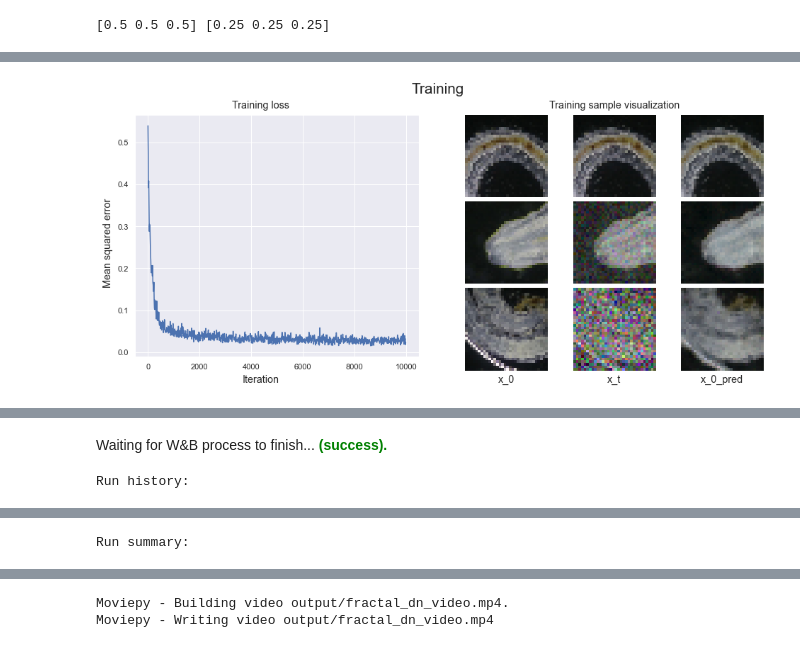
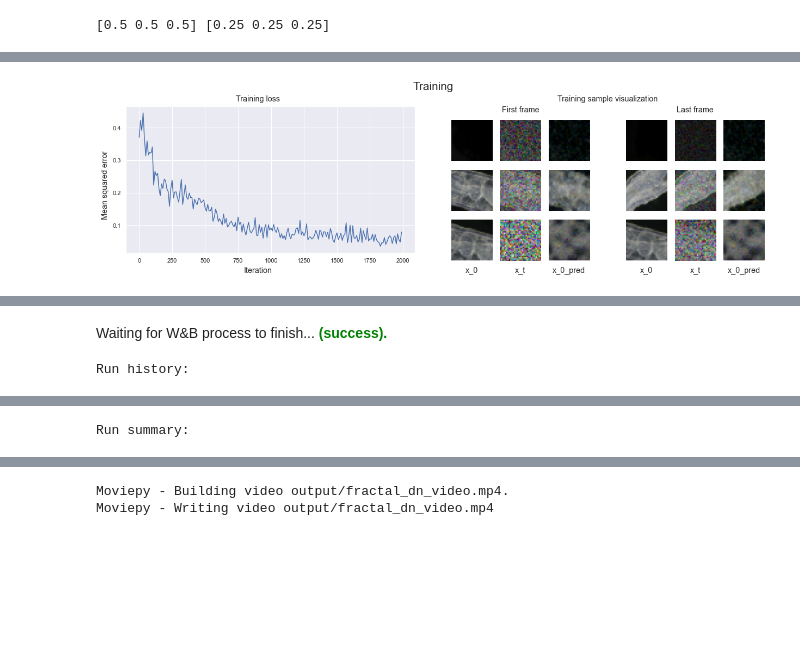
Before and after one commit to parameterized/micro-sim, a Jupyter notebook: notebooks/VideoModel.ipynb, the cells around one changed output, grey strips where cells are left out. Saved outputs shown, nothing was run; the diff lists cells and outputs as text; code cells hidden in the pictures; blank space fills up the shorter version.

```diff
--- a/notebooks/VideoModel.ipynb
+++ b/notebooks/VideoModel.ipynb
@@ -72,10 +81,10 @@ def sample_video_patches(batch_size=32, patch_size=32, scale=(1, 1), n_frames=n_
     return batch
 # %%
-n_levels = 4
-patch_size = 32
+def get_batch(batch_size=32, patch_size=32, scale=(1, 1),
+              n_levels=n_levels, n_frames=n_frames, start_frames=None):
+    if start_frames is None:
+        start_frames = np.random.randint(frame_count - n_frames + 1, size=(batch_size,))
 
-def get_batch(batch_size=32, patch_size=32, scale=(1, 1),
-              n_levels=n_levels, n_frames=n_frames):
     x0s = []
     ps = patch_size
     for i in range(n_levels):
@@ -83,7 +92,7 @@ def get_batch(batch_size=32, patch_size=32, scale=(1, 1),
         ps //= 2
 
     x0s[0] = norm_t(sample_video_patches(batch_size=batch_size, patch_size=patch_size,
-                                         scale=scale, n_frames=n_frames)).to(device)
+        scale=scale, n_frames=n_frames, start_frames=start_frames)).to(device)
     for i in range(1, n_levels):
         # resize all frames by flattening onto batch dim
         x0_prev_timeflat = x0s[i - 1].view(-1, *x0s[i - 1].shape[-3:])
@@ -121,9 +134,6 @@ Moviepy - Done !
 Moviepy - video ready output/trainset_video.mp4
 [interactive output not drawn]
 # %%
-hidden_channels = 32
-hidden_feats = 128
-
 class LayerNorm(nn.Module):
     def forward(self, x):
         var, mean = torch.var_mean(x, dim=1,
@@ -166,8 +176,6 @@ class FractalDN(nn.Module):
             [x_0, hidden channels (this frame)]
         """
         preds = []
-        # concat btes frames on channel dim
-        # btes = torch.cat([btes[:, 0], btes[:, 1]], dim=-1)
         ss_l1 = self.scale_shift_l1(btes)
         ss_l2 = self.scale_shift_l2(btes)
         for i, bxt in enumerate(bxts):
@@ -220,18 +228,20 @@ with run:
     train_st = time.time()
     time_to_s = lambda t: f'{int(t)}s' if t < 60 else f'{int(t / 60)}m'
 
-    train_iters = int(1e4)
+    train_iters = int(2e3)
     batch_size = 16
-    model_steps_per_frame = (2, 6) # min, max inclusive
+    model_steps_per_frame = (4, 8) # min, max inclusive
 
     loss_every_n = 10
-    display_every_n = 100
+    display_every_n = 20
     scheduler_every_n = 500
 
     for i in range(train_iters):
         bx0s = get_batch(batch_size=batch_size, n_frames=n_frames, scale=(455, 455))
         bts = torch.rand(batch_size, n_frames, device=device)
         btes = embed_ts(bts)
+        bt0 = torch.zeros(batch_size, device=device)
+        bte0 = embed_ts(bt0)
         bns = [torch.randn_like(bx0s[0])]
         ps = patch_size
         for j in range(1, n_levels):
@@ -264,11 +274,23 @@ with run:
                 # only update hidden channels
                 bxt_hiddens = [x0p[:, 3:3 + hidden_channels] for x0p in x0_preds]
 
-            last_bxt_hiddens = bxt_hiddens
+            if frame_id == 0:
+                first_x0_preds = x0_preds
 
             target_rgbs = [bx0[:, frame_id] for bx0 in bx0s]
             loss = loss + torch.cat([loss_fn(x0p[:, :3], target_rgb)[None]
                 for x0p, target_rgb in zip(x0_preds, target_rgbs)], dim=0).mean()
+
+            # compute frame-persistent hiddens using x0
+            fp_bxt_hiddens = [torch.randn(batch_size, hidden_channels, *x0.shape[-2:],
+                device=device) for x0 in bx0s]
+            for _ in range(spf):
+                fp_bxts = [torch.cat([bx0[:, frame_id], fp_bxt_hidden, last_bxt_hidden], dim=1)
+                           for bx0, fp_bxt_hidden, last_bxt_hidden in zip(bx0s, fp_bxt_hiddens, last_bxt_hiddens)]
+                fp_x0_preds = model(bt0, bte0, fp_bxts)
+                fp_bxt_hiddens = [x0p[:, 3:3 + hidden_channels] for x0p in x0_preds]
+
+            last_bxt_hiddens = fp_bxt_hiddens
 
         loss = loss / n_frames
 
@@ -293,9 +315,9 @@ with run:
             print(f'lr: {opt.state_dict()["param_groups"][0]["lr"]:.8f}')
             print(f'loss: {np.mean(losses[-100:]):.8f}')
 
-            fig = plt.figure(constrained_layout=True, figsize=(6 * 2.2, 6))
+            fig = plt.figure(constrained_layout=True, figsize=(5 * 3.4, 5))
             fig.suptitle('Training', fontsize='xx-large')
-            [loss_fig, vis_fig] = fig.subfigures(1, 2, wspace=.1)
+            loss_fig, vis_fig = fig.subfigures(1, 2, wspace=.1)
 
             loss_fig.suptitle('Training loss')
             loss_fig.supxlabel('Iteration')
@@ -306,25 +328,34 @@ with run:
             ax = loss_fig.gca()
             sns.lineplot(np.arange(len(losses)) * loss_every_n, losses, ax=ax)
 
-            vis_col_figs = vis_fig.subfigures(1, 3)
-            [x0_axes, xt_axes, x0p_axes] = [
-                v.subplots(3, 1) for v in vis_col_figs]
-            for f, label in zip(vis_col_figs, ['x_0', 'x_t', 'x_0_pred']):
-                f.supxlabel(label)
+            vis_first, vis_last = vis_fig.subfigures(1, 2, wspace=.1)
+            vis_first.suptitle('First frame')
+            vis_last.suptitle('Last frame')
 
-            for k in range(3):
+            for vis in [vis_first, vis_last]:
+                vis_col_figs = vis.subfigures(1, 3)
+                x0_axes, xt_axes, x0p_axes = [
+                    v.subplots(3, 1) for v in vis_col_figs]
+                for f, label in zip(vis_col_figs, ['x_0', 'x_t', 'x_0_pred']):
+                    f.supxlabel(label)
+
+                vis_frame = -1
+                if vis == vis_first:
+                    vis_frame = 0
+                    x0_preds = first_x0_preds
+
                 # show random samples of low, mid, high ranges of t
-                # (for 2nd to last frame self prediction)
-                t_sort = torch.argsort(bts[:, -1])
-                row_id = t_sort[np.random.randint(
-                    t_sort.shape[0] // 3 * k,
-                    t_sort.shape[0] // 3 * (k + 1))]
-                x0_axes[k].imshow(tensor_to_img(bx0s[0][row_id, -1]))
-                x0_axes[k].axis('off')
-                xt_axes[k].imshow(tensor_to_img(bxts[0][row_id, :3]))
-                xt_axes[k].axis('off')
-                x0p_axes[k].imshow(tensor_to_img(x0_preds[0][row_id, :3]))
-                x0p_axes[k].axis('off')
+                t_sort = torch.argsort(bts[:, vis_frame])
+                for k in range(3):
+                    row_id = t_sort[np.random.randint(
+                        t_sort.shape[0] // 3 * k,
+                        t_sort.shape[0] // 3 * (k + 1))]
+                    x0_axes[k].imshow(tensor_to_img(bx0s[0][row_id, vis_frame]))
+                    x0_axes[k].axis('off')
+                    xt_axes[k].imshow(tensor_to_img(bxt_rgbs[0][row_id, vis_frame, :3]))
+                    xt_axes[k].axis('off')
+                    x0p_axes[k].imshow(tensor_to_img(x0_preds[0][row_id, :3]))
+                    x0p_axes[k].axis('off')
 
             plt.show()
         if (i + 1) % scheduler_every_n == 0:
@@ -342 +373 @@ loss: 0.02800905
-[figure, old version]
+[figure, new version]
```
Also changed, not shown: parts of 6 cells of this notebook.
